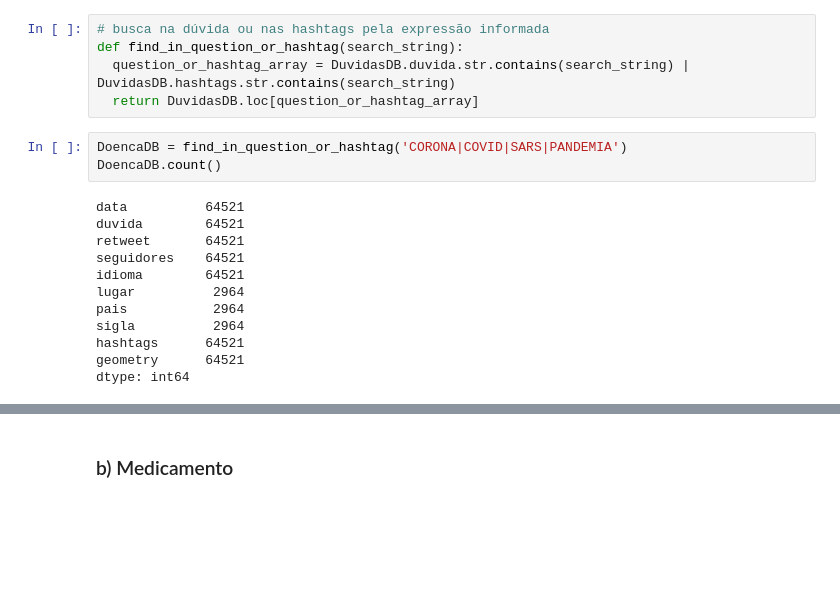
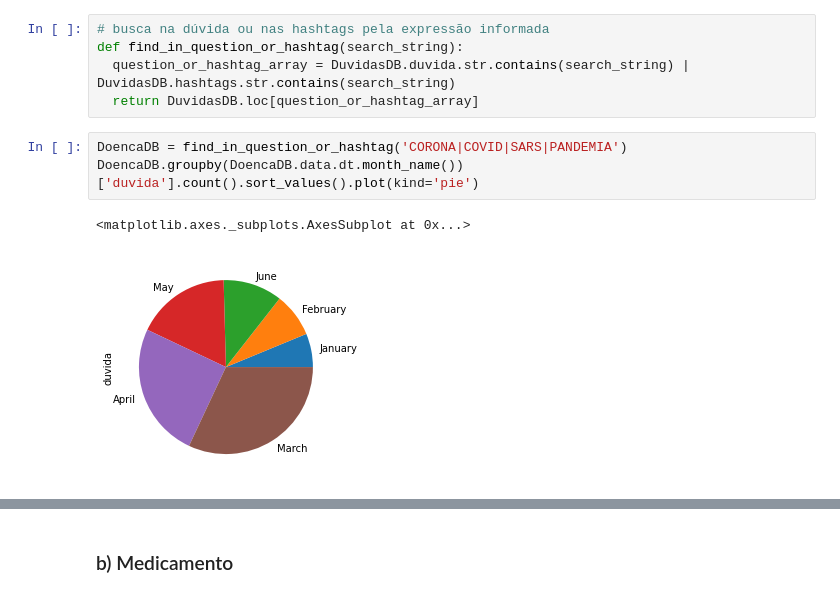
Before and after one commit to bmnds/uea-data-science-02-python-programming, a Jupyter notebook: trabalho_final.ipynb, the cells around one changed output, grey strips where cells are left out. Drawn from its saved outputs; the diff is of its cells as text; blank space fills up the shorter version.

```diff
--- a/trabalho_final.ipynb
+++ b/trabalho_final.ipynb
@@ -347,16 +347,7 @@ def find_in_question_or_hashtag(search_string):
   return DuvidasDB.loc[question_or_hashtag_array]
 # %%
 DoencaDB = find_in_question_or_hashtag('CORONA|COVID|SARS|PANDEMIA')
-DoencaDB.count()
+DoencaDB.groupby(DoencaDB.data.dt.month_name())['duvida'].count().sort_values().plot(kind='pie')
 # %% [output]
-data          64521
-duvida        64521
-retweet       64521
-seguidores    64521
-idioma        64521
-lugar          2964
-pais           2964
-sigla          2964
-hashtags      64521
-geometry      64521
-dtype: int64
+<matplotlib.axes._subplots.AxesSubplot at 0x...>
+[figure, added]
```
Also changed, not shown: parts of 7 cells of this notebook.
